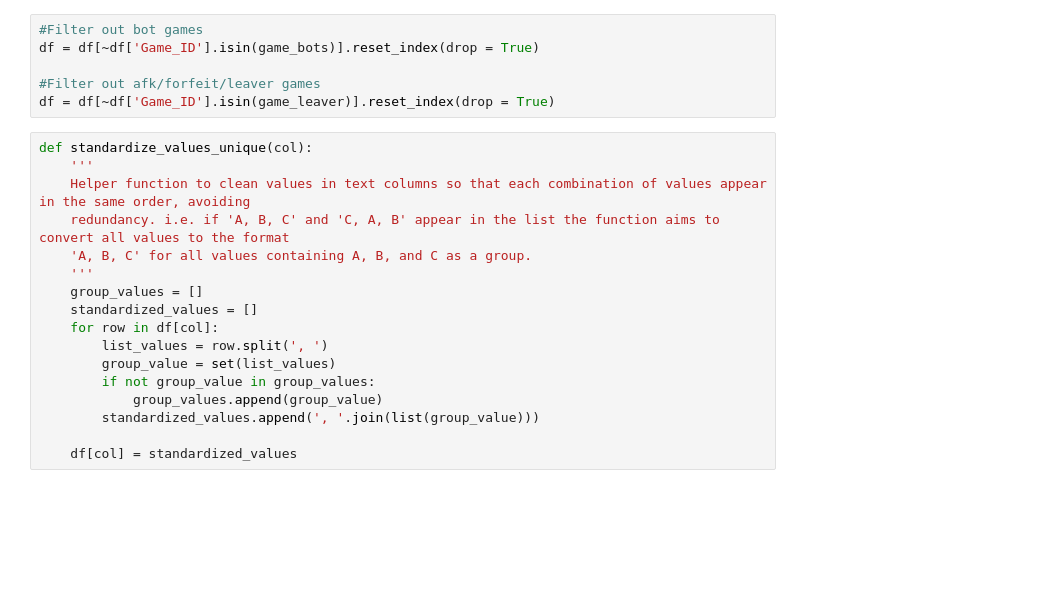
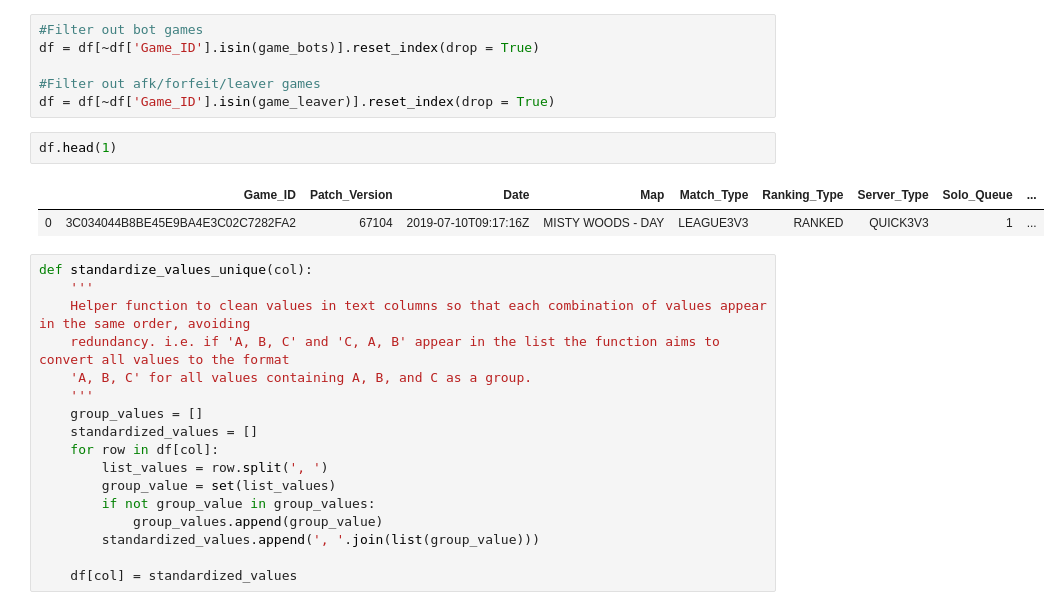
Before and after one commit to Skywind555/Battlerite, a Jupyter notebook: Blog Post Data Analysis/BR Data Processing.ipynb, the cells around one changed output. Drawn from its saved outputs; the diff is of its cells as text; blank space fills up the shorter version.

```diff
--- a/Blog Post Data Analysis/BR Data Processing.ipynb
+++ b/Blog Post Data Analysis/BR Data Processing.ipynb
@@ -138,6 +138,11 @@ df = df[~df['Game_ID'].isin(game_bots)].reset_index(drop = True)
 
 #Filter out afk/forfeit/leaver games
 df = df[~df['Game_ID'].isin(game_leaver)].reset_index(drop = True)
+# %%
+df.head(1)
+# %% [output]
+|  | Game_ID | Patch_Version | Date | Map | Match_Type | Ranking_Type | Server_Type | Solo_Queue | ... |
+| 0 | 3C034044B8BE45E9BA4E3C02C7282FA2 | 67104 | 2019-07-10T09:17:16Z | MISTY WOODS - DAY | LEAGUE3V3 | RANKED | QUICK3V3 | 1 | ... |
 # %%
 def standardize_values_unique(col):
     '''
```
Also changed, not shown: parts of 5 cells of this notebook, 24 other files.
